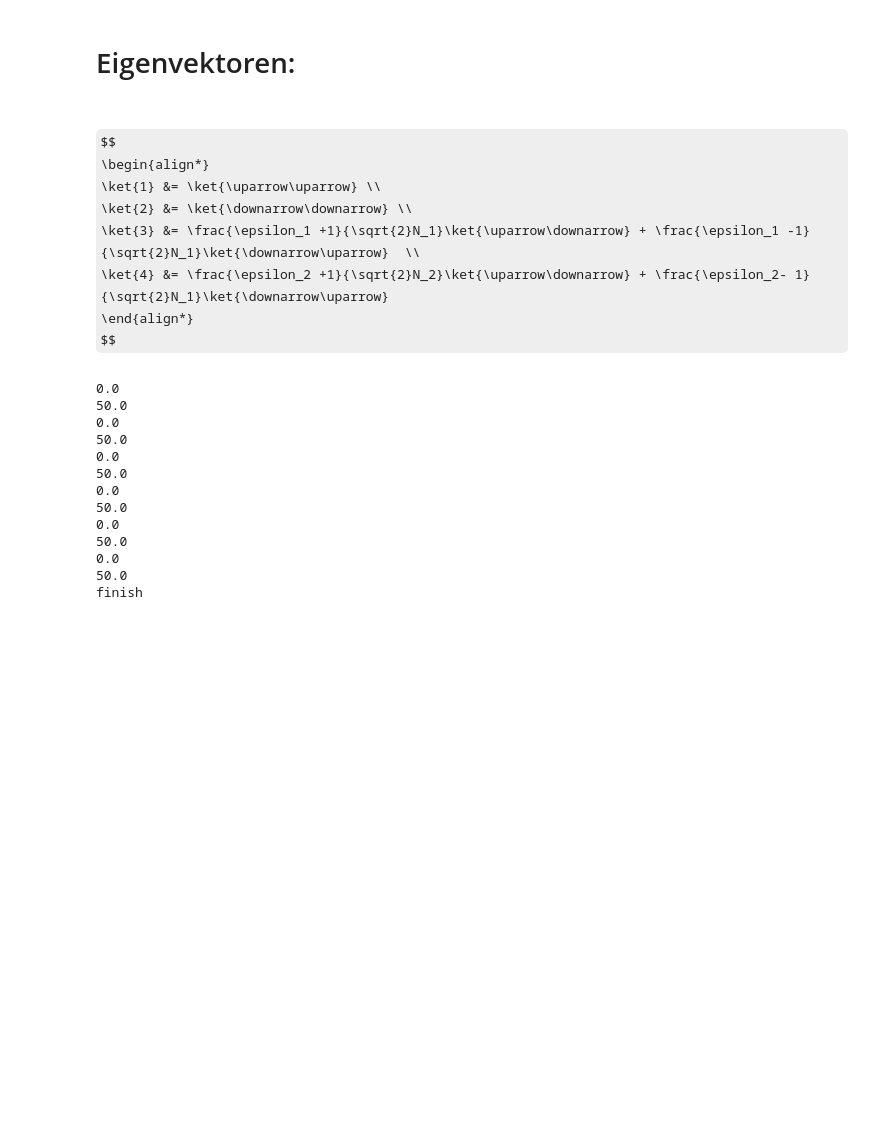
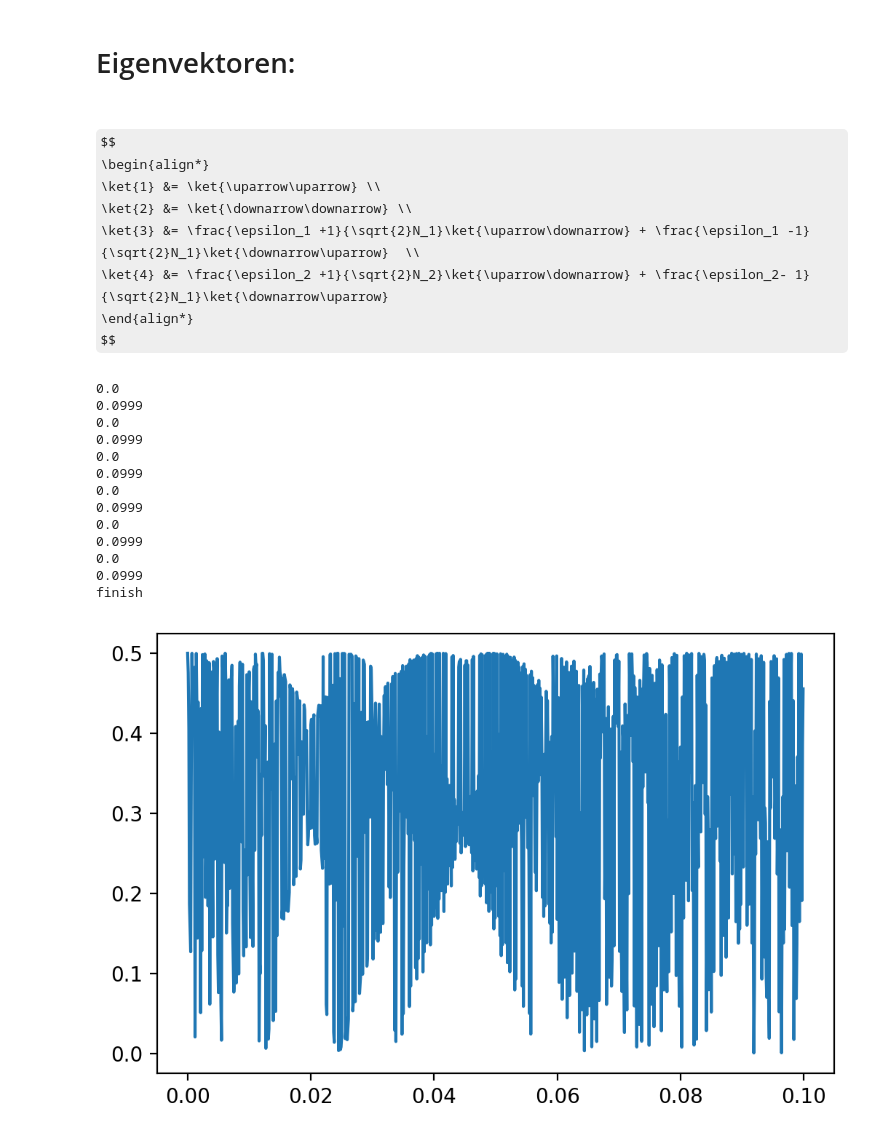
Before and after one commit to yungsalami2/Bachelorarbeit, a Jupyter notebook: bachelor_code_hub.ipynb, the cells around one changed output. Saved outputs shown, nothing was run; the diff lists cells and outputs as text; code cells hidden in the pictures; some formulas as TeX source; blank space fills up the shorter version.

```diff
--- a/bachelor_code_hub.ipynb
+++ b/bachelor_code_hub.ipynb
@@ -250,17 +252,32 @@ $$
 \end{align*}
 $$
 # %%
-# Parameter
+# Bohrsche Magneton
 
-B = 9
-g1 = 0.5
-g2 = 1/20
-a = 20
+mu_B = (5.788e-5) / (6.582e-16)
 
-E_1 = B*(g1+g2) + a/4
-E_2 = -B*(g1+g2) + a/4
-E_3 = -a/4 + np.sqrt(a**2 + (B*(g1-g2))**2)/2
-E_4 = -a/4 - np.sqrt(a**2 + (B*(g1-g2))**2)/2
+# g_e = Lande-Faktor * Bohrsche Magneton
+g_e = 2 * mu_B
+g_1 = g_e
+
+# charakteristische Zeitskala
+A = np.sqrt(4/3)               # 1/ns
+T = 1
+
+B = 2 # [T]
+    # mu_e * g_e
+# b = g1*B
+b = B*T*g_e
+z = T*g_e/800
+
+
+a = A
+
+
+E_1 = b*(1+z) + a/4
+E_2 = -b*(1+z) + a/4
+E_3 = -a/4 + np.sqrt(a**2 + (b*(1-z))**2)/2
+E_4 = -a/4 - np.sqrt(a**2 + (b*(1-z))**2)/2
 
 E = np.array([E_1,E_2,E_2,E_4])
 
@@ -269,8 +286,8 @@ E_14 = E_1-E_4
 E_23 = E_2-E_3
 E_24 = E_2-E_4
 
-e1 = (a + np.sqrt( (B*(g1-g2))**2 + a**2  ))/(B*(g1-g2))
-e2 = (a - np.sqrt( (B*(g1-g2))**2 + a**2  ))/(B*(g1-g2))
+e1 = (a + np.sqrt( (b*(1-z))**2 + a**2  ))/(b*(1-z))
+e2 = (a - np.sqrt( (b*(1-z))**2 + a**2  ))/(b*(1-z))
 N1 = np.sqrt(e1**2 + 1)
 N2 = np.sqrt(e2**2 + 1)
 
@@ -313,54 +330,46 @@ I_z = np.array([[0.5, 0, 0, 0],
                 [0, 0, -(e1+e2)/(N1*N2), -e2/(N2*N2)]
                ])
 
-def c_(Eig, Psi_0):
-    c = np.array([np.vdot(Eig[:,i], Psi_0) for i in np.arange(4)])
-    return c.T
-Eig = np.array([[1,0,0,0],
-                [0,1,0,0],
-                [0,0,(e1+1)/(np.sqrt(2)*N1),(e1-1)/(np.sqrt(2)*N1)],
-                [0,0,(e2+1)/(np.sqrt(2)*N2),(e1-1)/(np.sqrt(2)*N2)]
-               ]).T
 
 Psi_0 = 0.5*np.array([1,1j,1j,1])
 
-C = c_(Eig,Psi_0)
-
-#print(np.vdot(Eig[:,2],Psi_0))
 
 c = np.array([0.5, 0.5j, ((e1+1)*1j + e1-1)/(np.sqrt(8)*N1),((e2+1)*1j + e2-1)/(np.sqrt(8)*N2)])
 
 def Spin(M,T):
     Spin = []
     for t in T:
-        if t%50==0:
+        if t%T[-1]==0:
             print(t)
         Summe = 0
         for i in np.arange(4):
             for j in np.arange(4):
                 Summe += np.exp(1j*(E[i]-E[j])*t) * M[i,j] * np.conj(c[i])*c[j]
         Spin.append(Summe)
     return np.array(Spin)
 
 
-t = np.arange(0,80,0.00025)
-Spin_S = np.array([Spin(S_x,t).real, Spin(S_y,t).real, Spin(S_z,t).real ]  ).T
-Spin_I = np.array([Spin(I_x,t).real, Spin(I_y,t).real, Spin(I_z,t).real ]  ).T
-#plt.figure()
-#plt.plot(t,Spin_)
+t = np.arange(0,0.1,0.0001)*T
+Spin_S_Exakt = np.array([Spin(S_x,t).real, Spin(S_y,t).real, Spin(S_z,t).real ]  ).T
+Spin_I_Exakt = np.array([Spin(I_x,t).real, Spin(I_y,t).real, Spin(I_z,t).real ]  ).T
+plt.figure(dpi=200)
+#Spin-länge:
+Spin_S_length = np.sqrt(Spin_S_Exakt[:,0]**2 + Spin_S_Exakt[:,1]**2 + Spin_S_Exakt[:,2]**2)
+plt.plot(t,Spin_S_length)
 
 print("finish")
 # %% [output]
 0.0
-50.0
+0.0999
 0.0
-50.0
+0.0999
 0.0
-50.0
+0.0999
 0.0
-50.0
+0.0999
 0.0
-50.0
+0.0999
 0.0
-50.0
+0.0999
 finish
+[figure, added]
```
Also changed, not shown: parts of 12 cells of this notebook, 44 other files.
